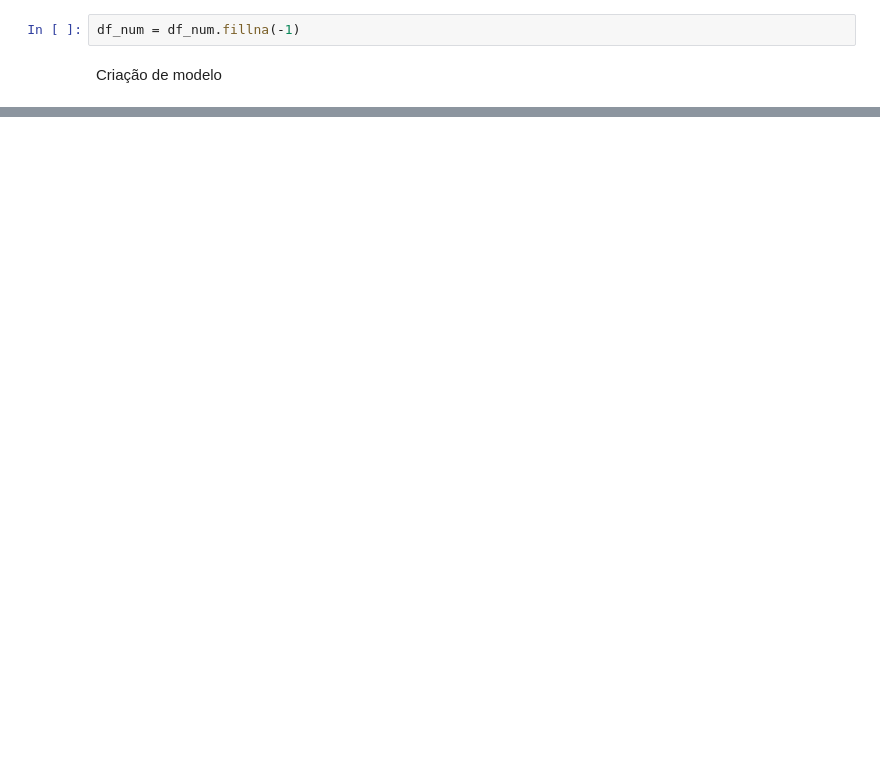
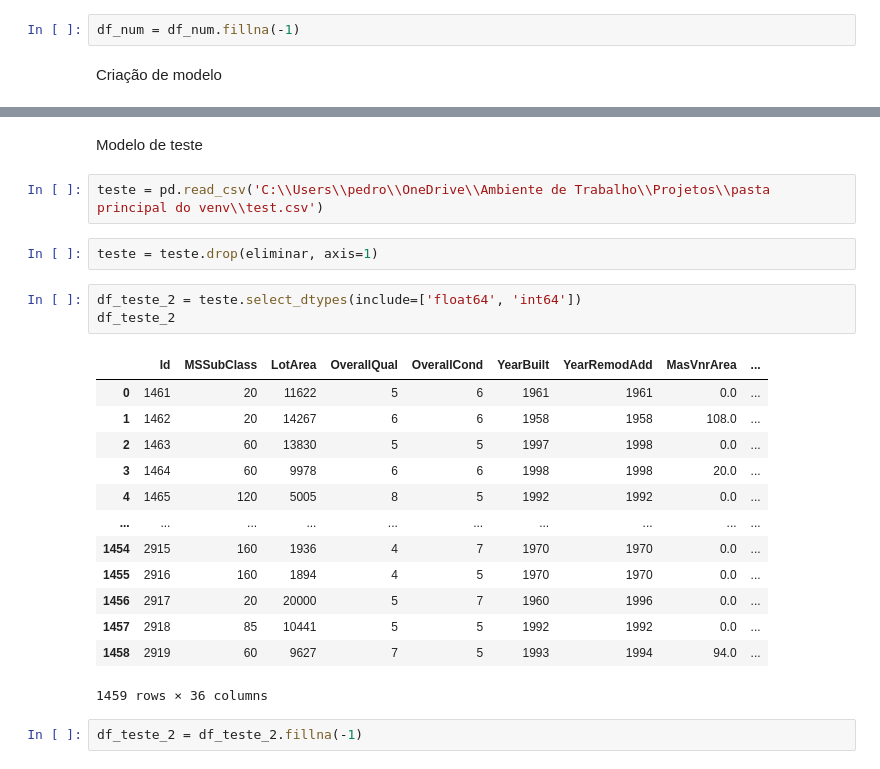
Before and after one commit to pedrocobalquini/Previsao-de-precos, a Jupyter notebook: Previsao_preco_casa.ipynb, the cells around one changed output, grey strips where cells are left out. Drawn from its saved outputs; the diff is of its cells as text; blank space fills up the shorter version.

```diff
--- a/Previsao_preco_casa.ipynb
+++ b/Previsao_preco_casa.ipynb
@@ -132,0 +149,25 @@ Criação de modelo
+# %% [markdown]
+Modelo de teste
+# %%
+teste = pd.read_csv('C:\\Users\\pedro\\OneDrive\\Ambiente de Trabalho\\Projetos\\pasta principal do venv\\test.csv')
+# %%
+teste = teste.drop(eliminar, axis=1)
+# %%
+df_teste_2 = teste.select_dtypes(include=['float64', 'int64'])
+df_teste_2
+# %% [output]
+|  | Id | MSSubClass | LotArea | OverallQual | OverallCond | YearBuilt | YearRemodAdd | MasVnrArea | ... |
+| 0 | 1461 | 20 | 11622 | 5 | 6 | 1961 | 1961 | 0.0 | ... |
+| 1 | 1462 | 20 | 14267 | 6 | 6 | 1958 | 1958 | 108.0 | ... |
+| 2 | 1463 | 60 | 13830 | 5 | 5 | 1997 | 1998 | 0.0 | ... |
+| 3 | 1464 | 60 | 9978 | 6 | 6 | 1998 | 1998 | 20.0 | ... |
+| 4 | 1465 | 120 | 5005 | 8 | 5 | 1992 | 1992 | 0.0 | ... |
+| ... | ... | ... | ... | ... | ... | ... | ... | ... | ... |
+| 1454 | 2915 | 160 | 1936 | 4 | 7 | 1970 | 1970 | 0.0 | ... |
+| 1455 | 2916 | 160 | 1894 | 4 | 5 | 1970 | 1970 | 0.0 | ... |
+| 1456 | 2917 | 20 | 20000 | 5 | 7 | 1960 | 1996 | 0.0 | ... |
+| 1457 | 2918 | 85 | 10441 | 5 | 5 | 1992 | 1992 | 0.0 | ... |
+| 1458 | 2919 | 60 | 9627 | 7 | 5 | 1993 | 1994 | 94.0 | ... |
+1459 rows × 36 columns
+# %%
+df_teste_2 = df_teste_2.fillna(-1)
```
Also changed, not shown: parts of 22 cells of this notebook.
